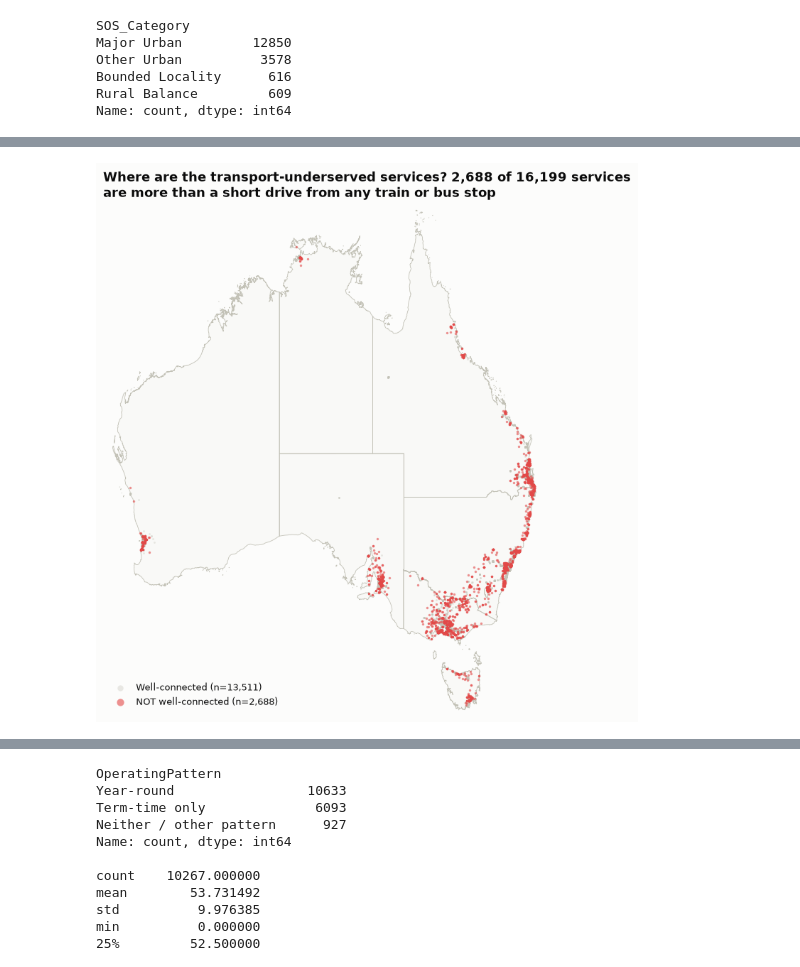
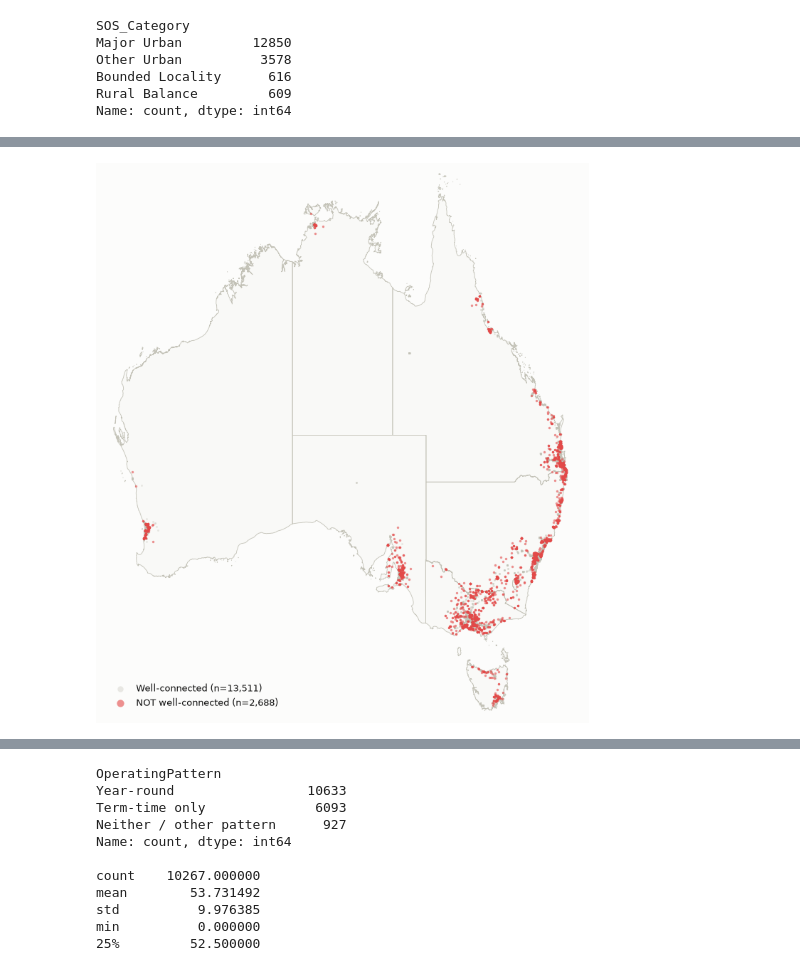
Before and after one commit to martvanhoorn2003-svg/Mart, a Jupyter notebook: ACECQA_Service_Quality_Analysis.ipynb, the cells around one changed output, grey strips where cells are left out. Saved outputs shown, nothing was run; the diff lists cells and outputs as text; code cells hidden in the pictures.

```diff
--- a/ACECQA_Service_Quality_Analysis.ipynb
+++ b/ACECQA_Service_Quality_Analysis.ipynb
@@ -818,34 +646,31 @@ National: 16.6% poorly connected. By area: {'Major Urban': np.float64(8.7), 'Oth
 # %%
 
 d9 = df[~df["train_dist_outlier"] & ~df["bus_dist_outlier"]].copy()
 d9["WellConnected"] = (d9["DistanceToTrainStation_km"] <= TRAIN_CONNECTED_KM) | (d9["DistanceToBusStation_km"] <= BUS_CONNECTED_KM)
 d9 = d9[d9["lon"].notna() & d9["lat"].notna() & ~d9["geocode_suspect"]]
 states = gpd.read_file(AU_STATES_GEOJSON)
 
 fig, ax = plt.subplots(figsize=(9, 8))
 states.boundary.plot(ax=ax, color=BASELINE, linewidth=0.6)
 states.plot(ax=ax, color="#f9f9f7", edgecolor="none", zorder=0)
 
 connected9 = d9[d9["WellConnected"]]
 poor9 = d9[~d9["WellConnected"]]
 ax.scatter(connected9["lon"], connected9["lat"], s=4, alpha=0.35, linewidths=0,
            color=BASELINE, label=f"Well-connected (n={len(connected9):,})", zorder=2)
 ax.scatter(poor9["lon"], poor9["lat"], s=6, alpha=0.6, linewidths=0,
            color=CAT["red"], label=f"NOT well-connected (n={len(poor9):,})", zorder=3)
 
 ax.set_xlim(112, 155); ax.set_ylim(-44, -9); ax.set_aspect(1.4)
 ax.set_xticks([]); ax.set_yticks([])
 for spine in ax.spines.values():
     spine.set_visible(False)
-ax.set_title(f"Where are the transport-underserved services? {len(poor9):,} of {len(d9):,} services\n"
-             "are more than a short drive from any train or bus stop",
-             fontsize=13, fontweight="bold", color=INK_PRIMARY, loc="left", pad=10)
 ax.legend(loc="lower left", frameon=False, fontsize=9, markerscale=3)
 fig.tight_layout()
 fig.savefig(FIG_DIR / "10_spatial_connectivity.png", dpi=200)
 plt.show()
 
 summary["n_poorly_connected"] = int(len(poor9))
 summary["n_well_connected"] = int(len(connected9))
 # %% [output]
-[figure, old version]
+[figure, new version]
```
Also changed, not shown: parts of 34 cells of this notebook.
